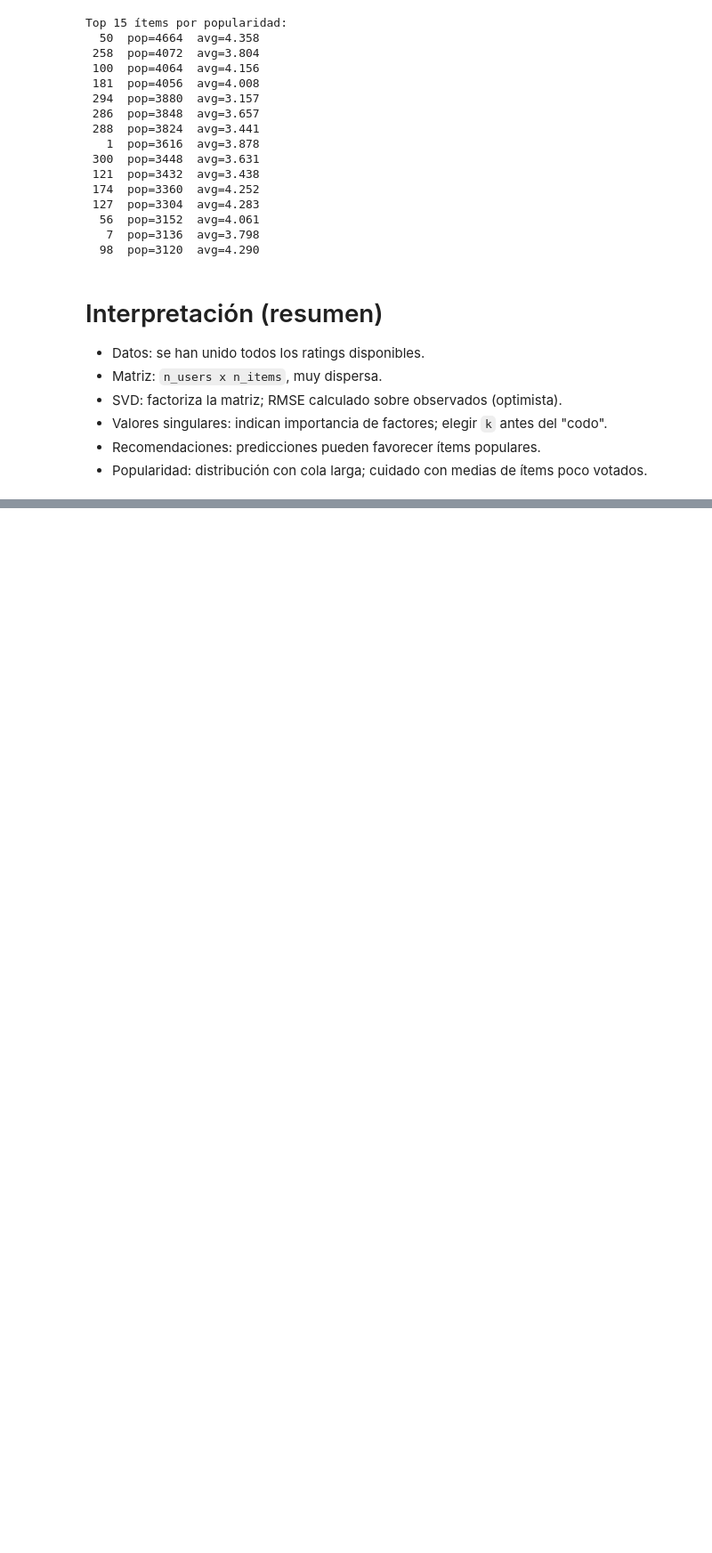
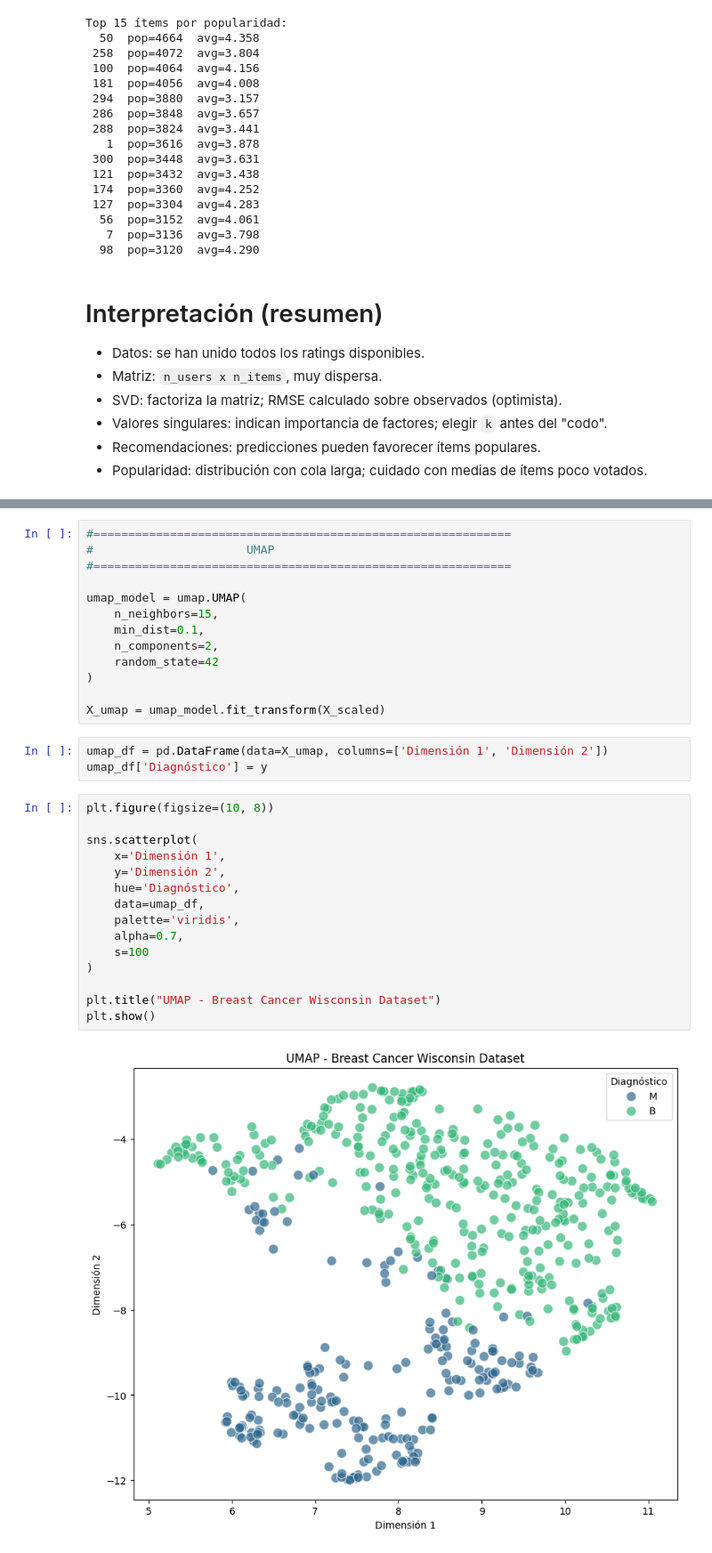
Before and after one commit to Cain7564/Otros-Algoritmos-de-Aprendizaje-no-supervisad, a Jupyter notebook: adelanto.ipynb, the cells around one changed output, grey strips where cells are left out. Shown at 89% size. Saved outputs shown, nothing was run; the diff lists cells and outputs as text; blank space fills up the shorter version.

```diff
--- a/adelanto.ipynb
+++ b/adelanto.ipynb
@@ -328,3 +311,36 @@ Primeras 5 filas del dataset:
 | 4 | 84358402 | M | 20.29 | 14.34 | 135.10 | 1297.0 | 0.10030 | ... |
 5 rows × 33 columns
 [figure]
+# %%
+#============================================================
+#                      UMAP
+#============================================================
+
+umap_model = umap.UMAP(
+    n_neighbors=15,
+    min_dist=0.1,
+    n_components=2,
+    random_state=42
+)
+
+X_umap = umap_model.fit_transform(X_scaled)
+# %%
+umap_df = pd.DataFrame(data=X_umap, columns=['Dimensión 1', 'Dimensión 2'])
+umap_df['Diagnóstico'] = y
+# %%
+plt.figure(figsize=(10, 8))
+
+sns.scatterplot(
+    x='Dimensión 1',
+    y='Dimensión 2',
+    hue='Diagnóstico',
+    data=umap_df,
+    palette='viridis',
+    alpha=0.7,
+    s=100
+)
+
+plt.title("UMAP - Breast Cancer Wisconsin Dataset")
+plt.show()
+# %% [output]
+[figure, added]
```
Also changed, not shown: parts of 5 cells of this notebook.
